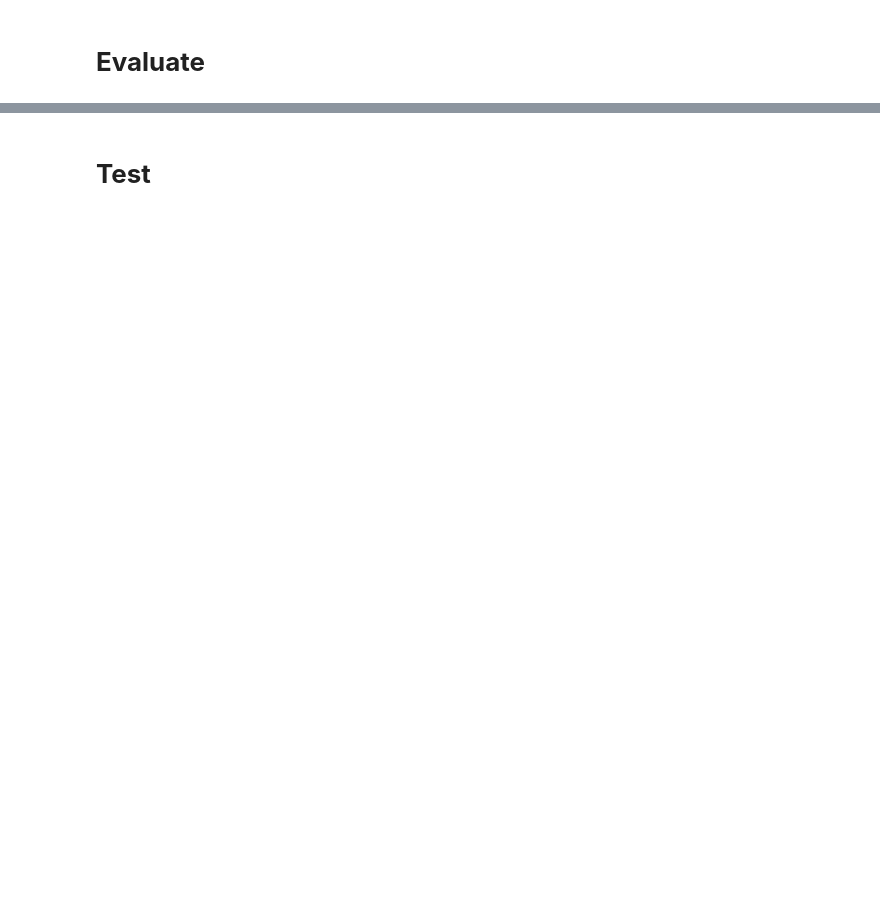
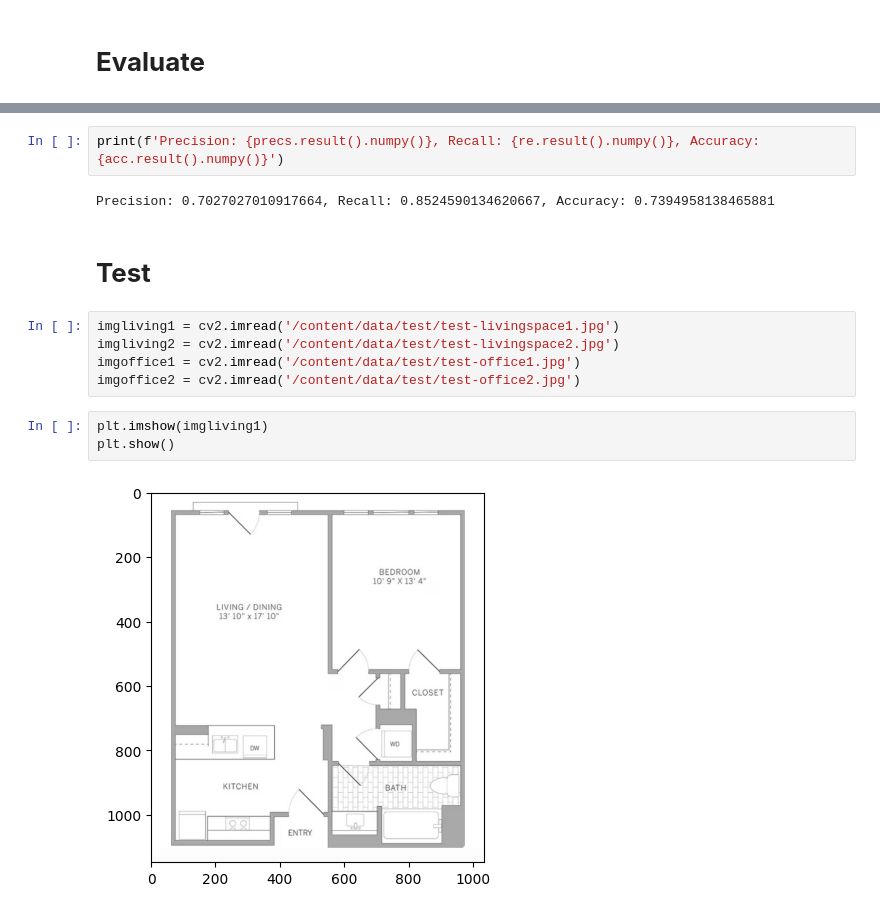
Before and after one commit to m1chae11u/Deep-CNN-2D-Floor-Plan-Classifier, a Jupyter notebook: Deep_CNN_Image_Classifier_For_2D_Room_Layouts.ipynb, the cells around one changed output, grey strips where cells are left out. Cells and saved outputs as stored; diff of their text form; blank space fills up the shorter version.

```diff
--- a/Deep_CNN_Image_Classifier_For_2D_Room_Layouts.ipynb
+++ b/Deep_CNN_Image_Classifier_For_2D_Room_Layouts.ipynb
@@ -236,2 +260,16 @@ plt.show()
+# %%
+print(f'Precision: {precs.result().numpy()}, Recall: {re.result().numpy()}, Accuracy: {acc.result().numpy()}')
+# %% [output]
+Precision: 0.7027027010917664, Recall: 0.8524590134620667, Accuracy: 0.7394958138465881
 # %% [markdown]
 # **Test**
+# %%
+imgliving1 = cv2.imread('/content/data/test/test-livingspace1.jpg')
+imgliving2 = cv2.imread('/content/data/test/test-livingspace2.jpg')
+imgoffice1 = cv2.imread('/content/data/test/test-office1.jpg')
+imgoffice2 = cv2.imread('/content/data/test/test-office2.jpg')
+# %%
+plt.imshow(imgliving1)
+plt.show()
+# %% [output]
+[figure, added]
```
Also changed, not shown: parts of 16 cells of this notebook.
